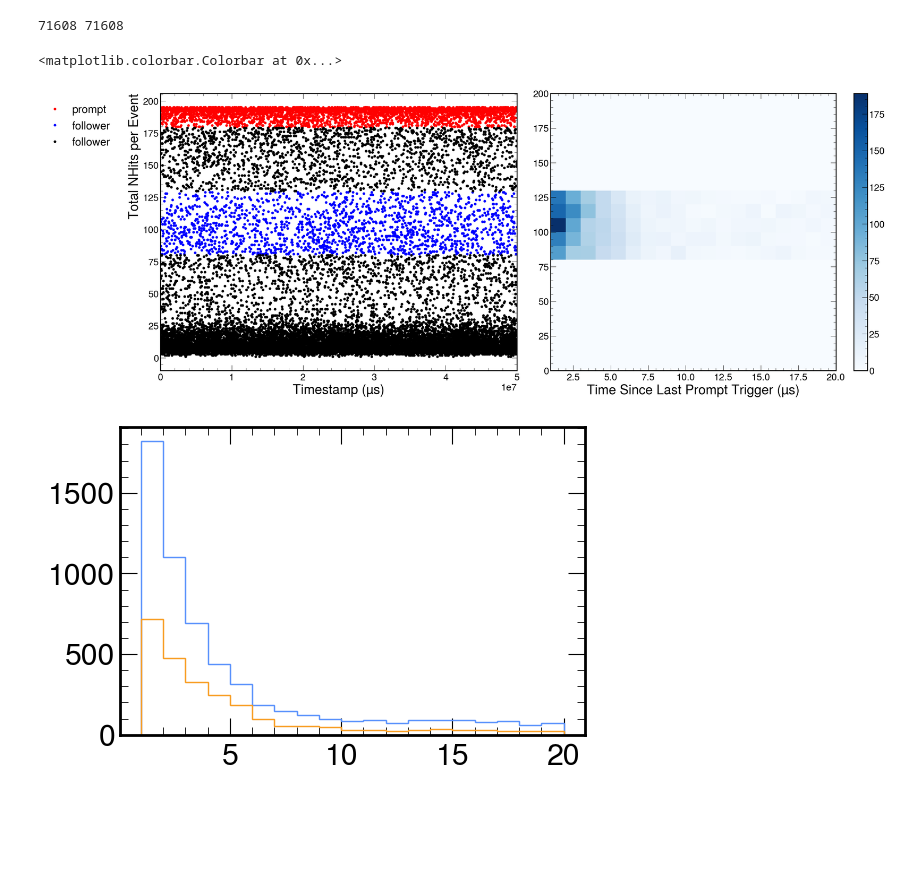
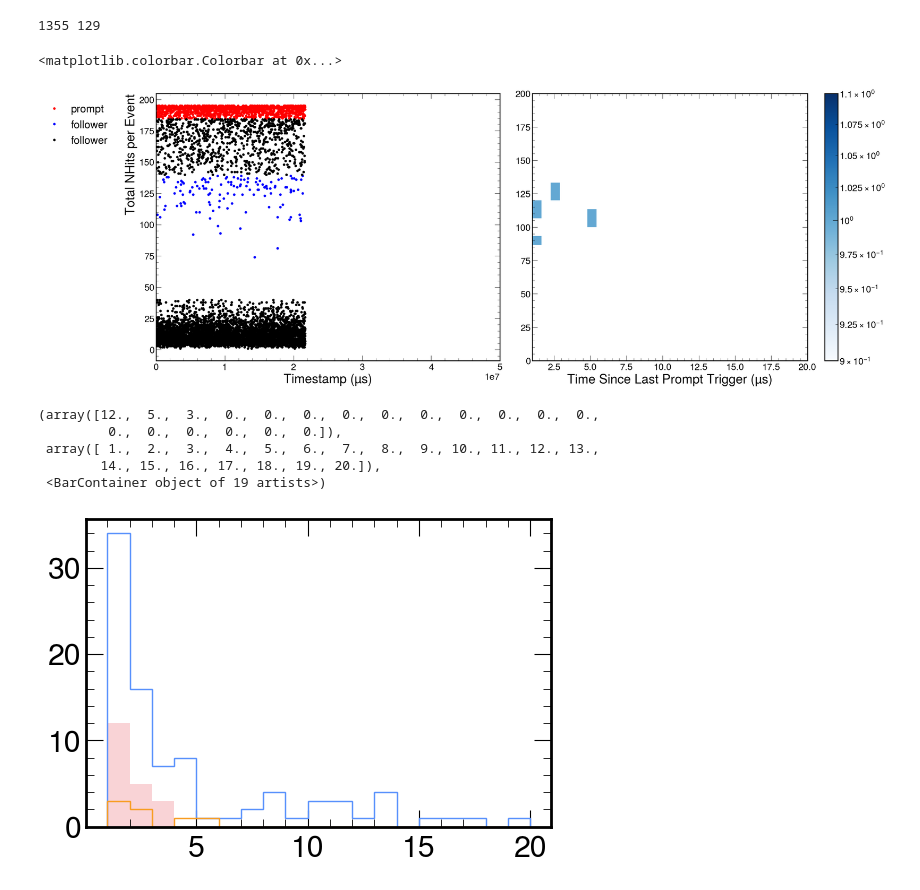
Before and after one commit to hbjamin/dichroicon-analysis, a Jupyter notebook: muons/main.ipynb, the cells around one changed output. Saved outputs shown, nothing was run; the diff lists cells and outputs as text; code cells hidden in the pictures; blank space fills up the shorter version.

```diff
--- a/muons/main.ipynb
+++ b/muons/main.ipynb
@@ -214,7 +253,8 @@ class Run:
     def get_log_time_ns(self):
         return [event.log_time_ns for event in self.events]
 # %%
-path = '/nfs/disk1/eos/eos-processed-data-nubar/'
+# path = '/nfs/disk1/eos/eos-processed-data-nubar/'
+path = '/nfs/disk1/users/bharris/eos/sim/EosSimulations/'
 
 run = Run(1246)
 run.load_files(path)
@@ -226,14 +273,21 @@ Found 1157 files for run 1246
 # %%
-prompt_nhit_range = (180,200)
-follower_nhit_range = (80,130)
+def line(x,a,b,c):
+    return np.exp(a*(x+b))+c
 
-prompt_charge_range = (300, 3000)
+#first = line(x,0.022,108,90)
+
+
+prompt_nhit_range = (185,200)
+follower_nhit_range = (40,140)
+
+prompt_charge_range = (600,1500)
 
 run.reset_trigger_types()
 run.reset_time_since_last_prompt_trigger()
 
 run.set_trigger_types_with_nhit(prompt_nhit_range, follower_nhit_range)
 #run.set_trigger_types_with_nhit_and_charge(prompt_nhit_range, follower_nhit_range, prompt_charge_range)
+#run.set_trigger_types_with_nhit_and_charge_curve
 run.set_time_since_last_promp_trigger()
 
 nprompt = [event.trigger_type==0 for event in run.events].count(True)
@@ -248,5 +302,8 @@ ts = run.get_timestamp_us()
 dt = run.get_time_since_last_trigger_us()
 dt_prompt = run.get_time_since_last_prompt_trigger_us()
 
+prescale = 16
 print(f"Got {ts[-1]/1e6:.3f} s of data")
+print(f"Prompt trigger frequency {16*nprompt/(ts[-1]/1e6):.3f} Hz")
+print(f"Follower trigger frequency {nfollower/(ts[-1]/1e6):.3f} Hz")
 # %% [output]
@@ -289,14 +399,15 @@ Text(1, 0, 'Total NHits per Event')
 # %%
 ts_prompt = [event.timestamp_us for event in run.events if event.trigger_type==0]
-ts_follower = [event.timestamp_us for event in run.events if event.trigger_type==1]
+ts_follower = [event.timestamp_us for event in run.events if event.trigger_type==1 and event.total_digit_charge_pc>700]
 ts_bad = [event.timestamp_us for event in run.events if event.trigger_type==None]
 
 deltat = [event.time_since_last_trigger_us for event in run.events if event.trigger_type==1]
-deltat_follower = [event.time_since_last_prompt_trigger_us for event in run.events if event.trigger_type==1]
+deltat_follower = [event.time_since_last_prompt_trigger_us for event in run.events if event.trigger_type==1  and event.total_digit_charge_pc>700]
+deltat_follower_early = [event.time_since_last_prompt_trigger_us for event in run.events if event.trigger_type==1 and event.time_since_last_prompt_trigger_us < 4]
 print(len(deltat),len(deltat_follower))
 
 nhits_prompt = [event.nhits for event in run.events if event.trigger_type==0]
-nhits_follower = [event.nhits for event in run.events if event.trigger_type==1]
+nhits_follower = [event.nhits for event in run.events if event.trigger_type==1 and event.total_digit_charge_pc>700]
 nhits_bad = [event.nhits for event in run.events if event.trigger_type==None]
 
 fig, ax = plt.subplots(1,2,figsize=(25, 10))
@@ -309,7 +420,7 @@ ax[0].set_ylabel('Total NHits per Event', fontsize=30)
 ax[0].set_xlim(0, 5e7)
 ax[0].legend(loc='upper left',bbox_to_anchor=(-0.35, 1),fontsize=25)
 #ax[1].plot(deltat_follower, nhits_follower, 'o', markersize=5, label='follower', color='blue')
-hd = ax[1].hist2d(deltat_follower, nhits_follower, bins=(19, 20), range=((1, 20), (0,200)), cmap='Blues')
+hd = ax[1].hist2d(deltat_follower, nhits_follower, bins=(30, 30), range=((1, 20), (0,200)),norm='log', cmap='Blues')
 ax[1].set_xlabel('Time Since Last Prompt Trigger (µs)', loc='center', fontsize=30)
 ax[1].set_xlim(1,20)
 #ax[1].set_ylim(follower_nhit_range[0], follower_nhit_range[1])
@@ -320,14 +431,20 @@ fig.colorbar(hd[3],ax=ax[1])
 # ax[2].set_xlim(1,20)
 # fig.colorbar(hdf[3],ax=ax[2])
 # %% [output]
-71608 71608
+1355 129
 <matplotlib.colorbar.Colorbar at 0x...>
-[figure, old version]
+[figure, new version]
 # %%
 plt.figure(figsize=(6, 4))
 plt.hist(deltat, bins=19, range=(1, 20), histtype='step', label='Follower')
 plt.hist(deltat_follower, bins=19, range=(1, 20), histtype='step', label='Follower');
+plt.hist(deltat_follower_early, bins=19, range=(1,20),alpha=0.2)
 # %% [output]
+(array([12.,  5.,  3.,  0.,  0.,  0.,  0.,  0.,  0.,  0.,  0.,  0.,  0.,
+         0.,  0.,  0.,  0.,  0.,  0.]),
+ array([ 1.,  2.,  3.,  4.,  5.,  6.,  7.,  8.,  9., 10., 11., 12., 13.,
+        14., 15., 16., 17., 18., 19., 20.]),
+ <BarContainer object of 19 artists>)
-[figure, old version]
+[figure, new version]
 # %%
 
```
Also changed, not shown: parts of 39 cells of this notebook, 3 other files.
